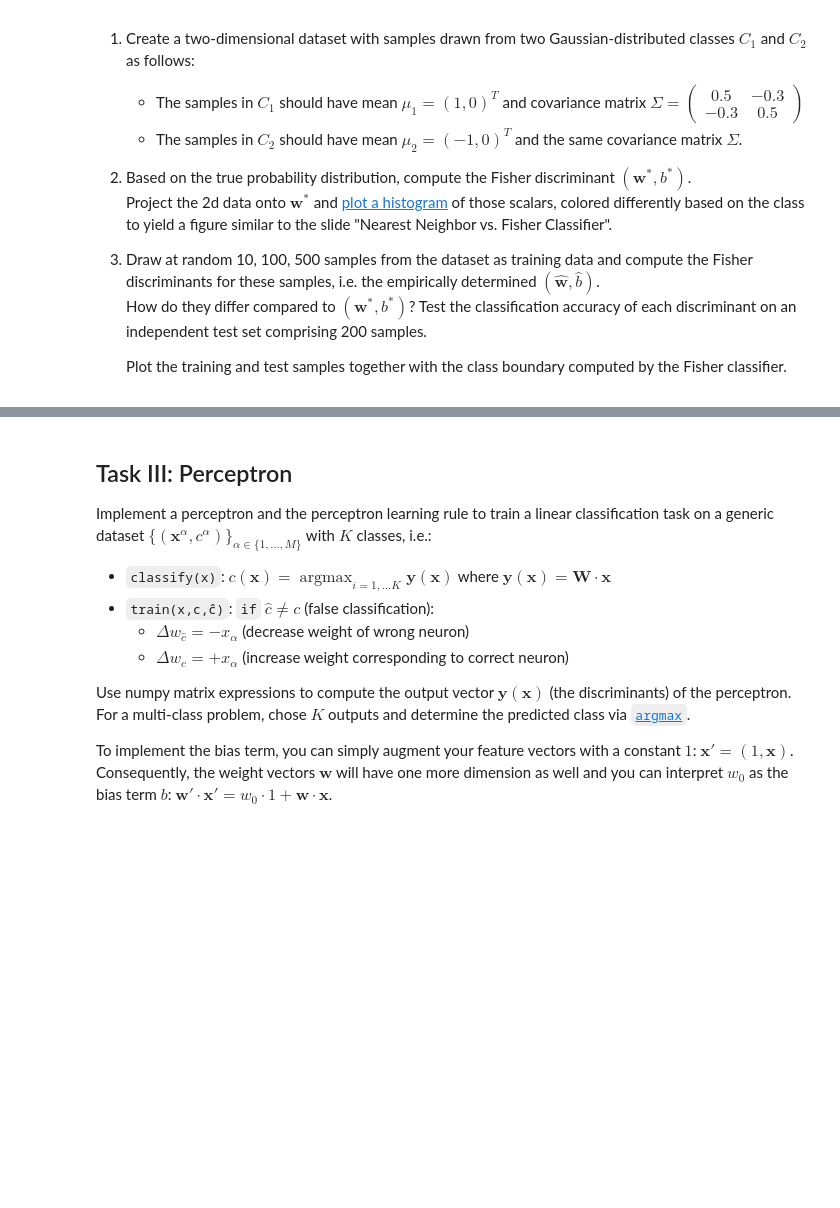
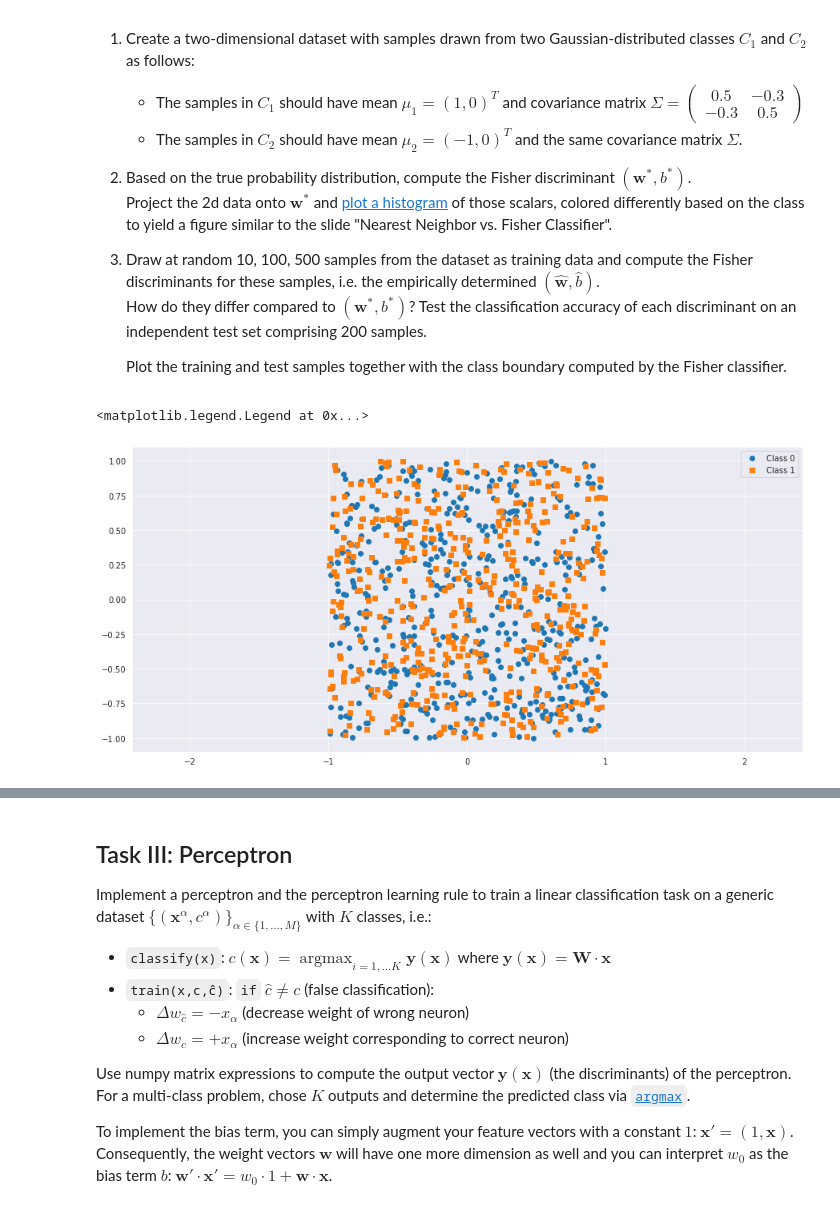
Before and after one commit to rhaschke/Neural-Networks, a Jupyter notebook: a2.ipynb, the cells around one changed output, grey strips where cells are left out. Saved outputs shown, nothing was run; the diff lists cells and outputs as text; code cells hidden in the pictures; blank space fills up the shorter version.

```diff
--- a/a2.ipynb
+++ b/a2.ipynb
@@ -41,3 +69,28 @@ The dataset (X,y) poses a 2d classification problem: Each pair $(x_1,x_2)$ of fe
    How do they differ compared to $(\mathbf{w}^*, b^*)$? Test the classification accuracy of each discriminant on an independent test set comprising 200 samples.
 
    Plot the training and test samples together with the class boundary computed by the Fisher classifier.
+# %%
+# Create the dataset
+mu    = np.array([[1, 0], [-1, 0]])
+Sigma = np.array([[0.5, -0.3],
+                  [-0.3,  0.5]]) # common covariance matrix
+
+def sample_data(sample_size = 50):
+    # TODO: generate classes C1 and C2 from mu and Sigma
+    # then combine the datapoints into an array X and the
+    # respective class labels into a vector Y
+    X = np.random.rand(sample_size*2, 2) * 2 - 1
+    Y = np.concatenate([np.zeros(sample_size, dtype=int),
+                        np.ones(sample_size, dtype=int)])
+
+    return X, Y
+
+X, Y = sample_data(500)
+plt.figure(figsize=(15, 7))
+plt.plot(*X[Y==0].T, 'o', label="Class 0")
+plt.plot(*X[Y==1].T, 's', label="Class 1")
+plt.axis('equal')
+plt.legend()
+# %% [output]
+<matplotlib.legend.Legend at 0x...>
+[figure, added]
```
Also changed, not shown: parts of 6 cells of this notebook, 2 other files.
